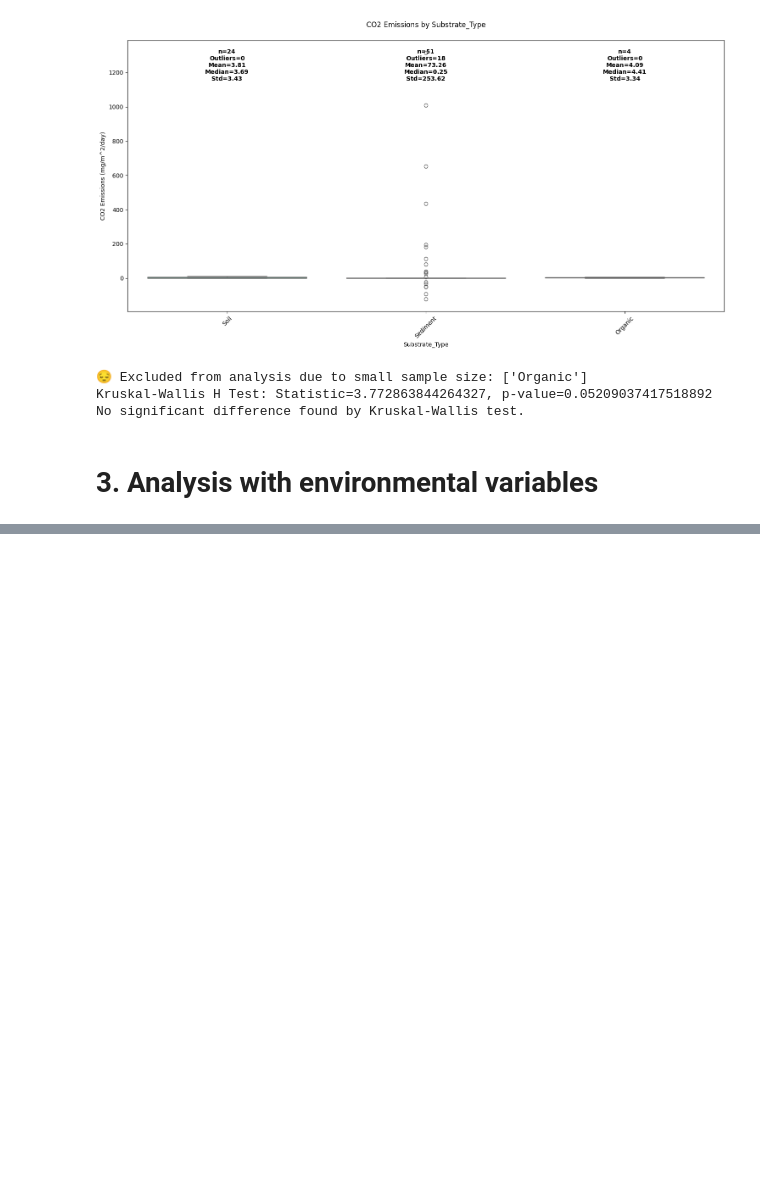
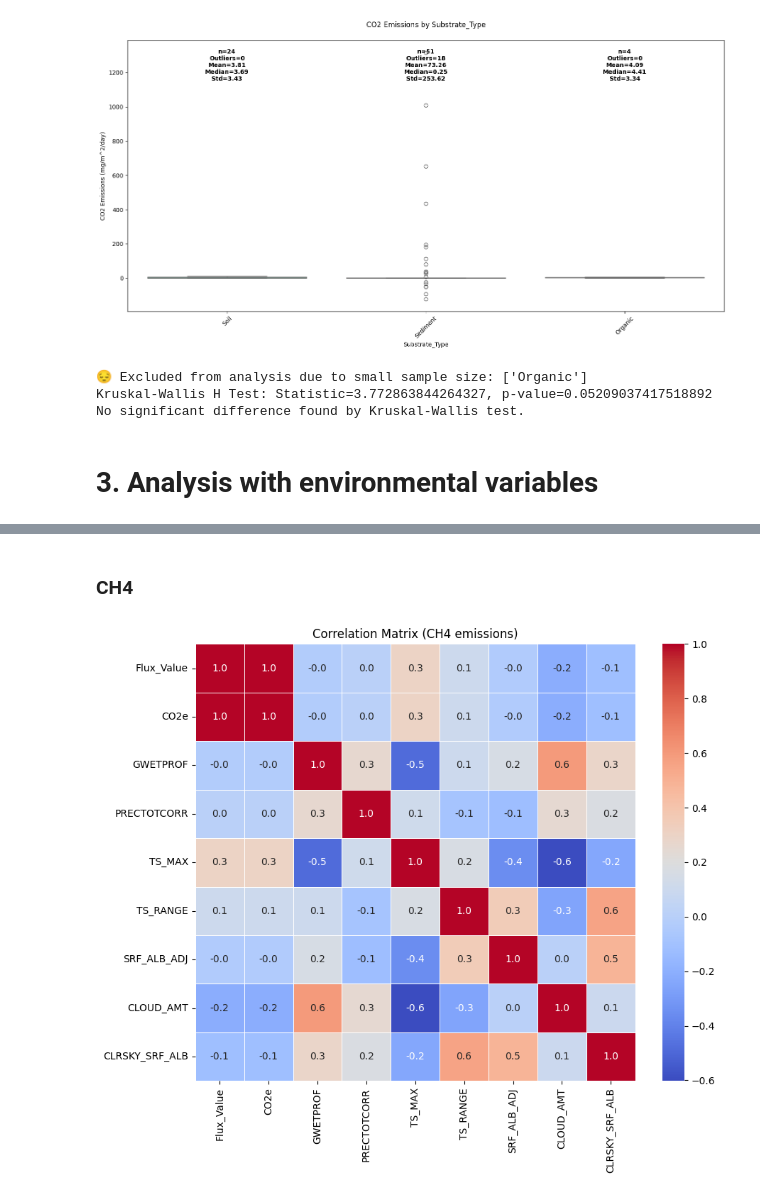
Before and after one commit to cavs1010/wetland_data_ana, a Jupyter notebook: data_analysis.ipynb, the cells around one changed output, grey strips where cells are left out. Drawn from its saved outputs; the diff is of its cells as text; code cells hidden in the pictures; blank space fills up the shorter version.

```diff
--- a/data_analysis.ipynb
+++ b/data_analysis.ipynb
@@ -775,0 +927,7 @@ KeyboardInterrupt:
+# %% [markdown]
+
+### CH4
+# %%
+create_correlation_matrix(df = ch4_chamber_data, type_GHG = 'CH4')
+# %% [output]
+[figure, added]
```
Also changed, not shown: parts of 36 cells of this notebook.
